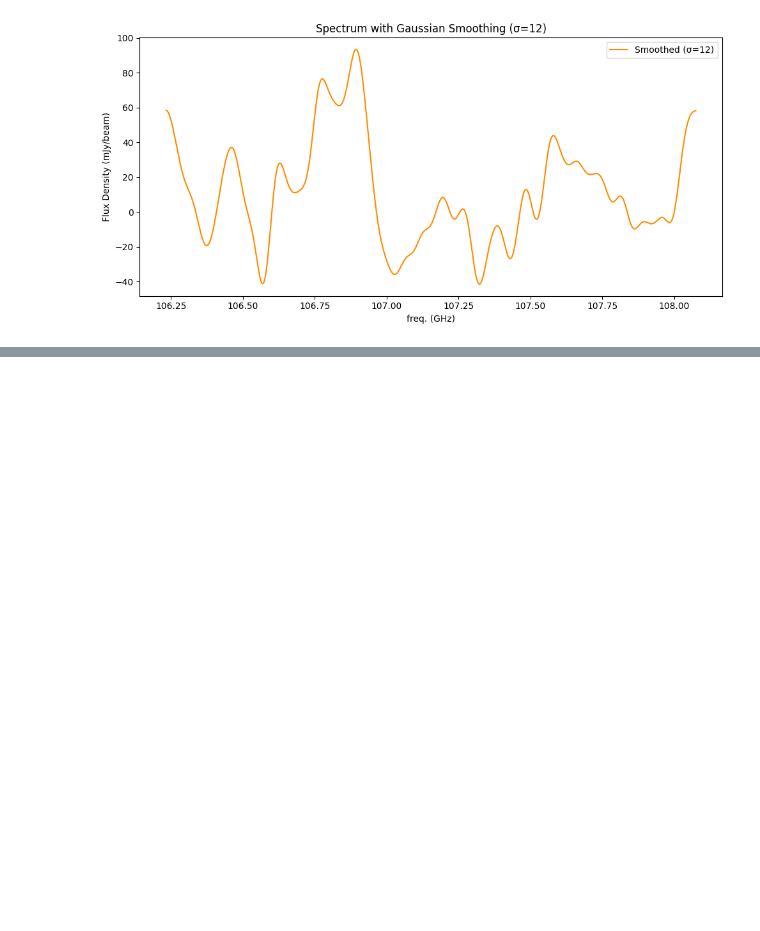
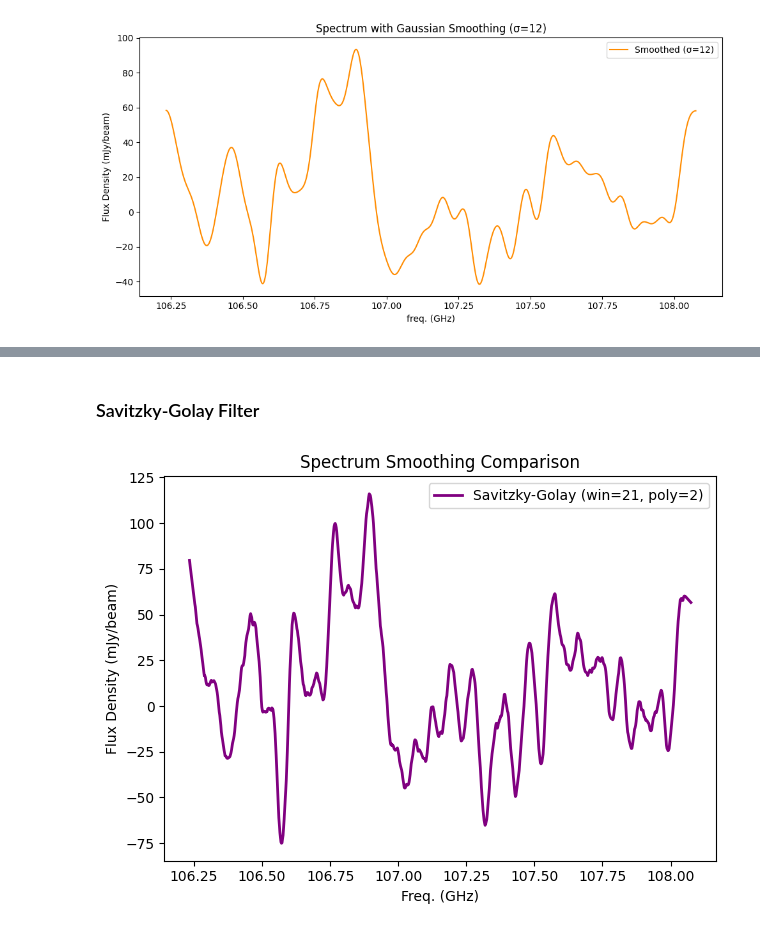
Before and after one commit to 000RF/spectral-line, a Jupyter notebook: Cloverleaf/spw27/spw27.ipynb, the cells around one changed output, grey strips where cells are left out. Saved outputs shown, nothing was run; the diff lists cells and outputs as text; code cells hidden in the pictures; blank space fills up the shorter version.

```diff
--- a/Cloverleaf/spw27/spw27.ipynb
+++ b/Cloverleaf/spw27/spw27.ipynb
@@ -139,0 +155,2 @@ plt.show()
+# %% [markdown]
+### Savitzky-Golay Filter
@@ -139,0 +162,11 @@ plt.show()
+# %%
+plt.plot(x, y_savgol, label="Savitzky-Golay (win=21, poly=2)", color="purple", linewidth=2)
+
+plt.xlabel("Freq. (GHz)")
+plt.ylabel("Flux Density (mJy/beam)")
+plt.title("Spectrum Smoothing Comparison")
+plt.legend()
+plt.tight_layout()
+plt.show()
+# %% [output]
+[figure, added]
```
Also changed, not shown: parts of 20 cells of this notebook.
